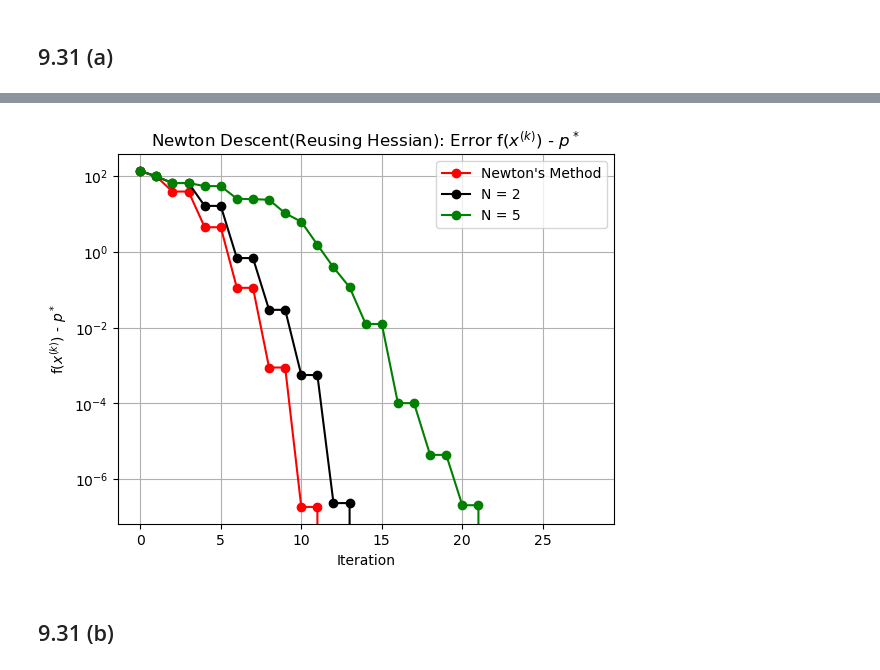
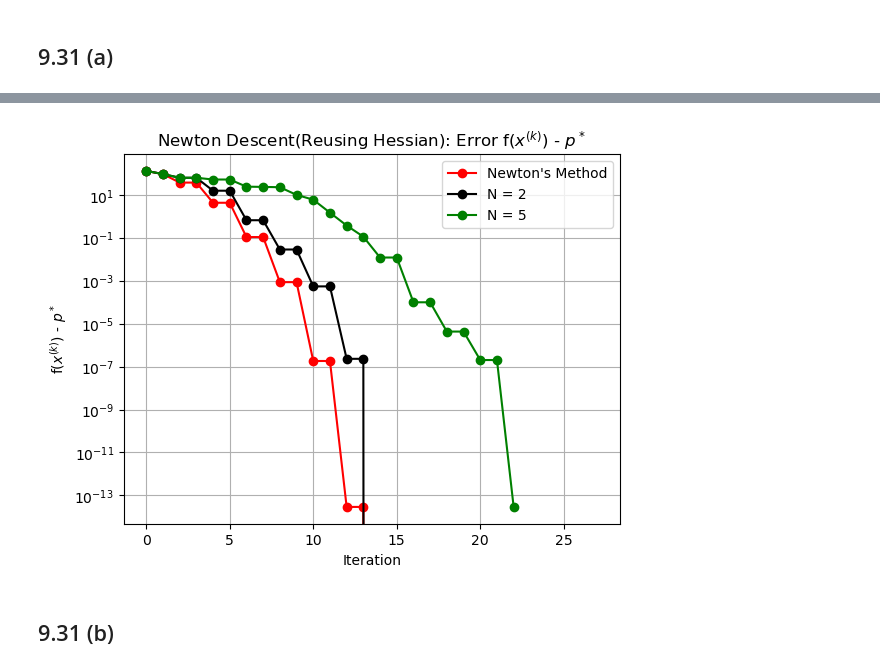
Before and after one commit to Ravi-Raghavan/ConvexOptimization, a Jupyter notebook: hw5.ipynb, the cells around one changed output, grey strips where cells are left out. Saved outputs shown, nothing was run; the diff lists cells and outputs as text; code cells hidden in the pictures.

```diff
--- a/hw5.ipynb
+++ b/hw5.ipynb
@@ -393,6 +563,20 @@ plt.show()
+# %%
+#Global Variables
+n = 100
+m = 200
+alpha = 0.01
+beta = 0.5
+eta = 1e-28
+max_iter = 2000
+
+x0 = np.zeros(shape = (n, 1)) #initial point will always start at 0 for all experiments
+
+#randomly generate A from normal distribution
+np.random.seed(42)
+A = np.random.normal(size = (m, n))
 # %%
-eta = 1e-28
 newton_descent_iterates, newton_descent_function_values, newton_descent_alpha_values = newton_descent(f, f_gradient, f_hessian, f_backtracking_algorithm, A, x0, max_iter, eta, alpha, beta)
+p_star = newton_descent_function_values[-1]
 # %% [output]
 Iteration: 1, Current Function Value(Beginning of Iteration): -0.0, Newton Parameter: 98.0074021411347
 Iteration: 2, Current Function Value(Beginning of Iteration): -39.30450628100764, Newton Parameter: 87.4365270697272
@@ -448,6 +634,7 @@ plt.show()
 # %%
 eta = 1e-8
 reused_newton_descent_iterates_N2, reused_newton_descent_function_values_N2, reused_newton_descent_alpha_values_N2 = reuse_newton_descent(f, f_gradient, f_hessian, f_backtracking_algorithm, A, x0, max_iter, eta, alpha, beta, N = 2)
+p_star_N2 = reused_newton_descent_function_values_N2[-1]
 # %% [output]
 Iteration: 1, Current Function Value(Beginning of Iteration): -0.0, Newton Parameter: 98.0074021411347
 Iteration: 2, Current Function Value(Beginning of Iteration): -39.30450628100764, Newton Parameter: 40.606105026219396
@@ -467,6 +654,7 @@ Iteration: 15, Current Function Value(Beginning of Iteration): -136.785629265921
 # %%
 eta = 1e-8
 reused_newton_descent_iterates_N5, reused_newton_descent_function_values_N5, reused_newton_descent_alpha_values_N5 = reuse_newton_descent(f, f_gradient, f_hessian, f_backtracking_algorithm, A, x0, max_iter, eta, alpha, beta, N = 5)
+p_star_N5 = reused_newton_descent_function_values_N5[-1]
 # %% [output]
 Iteration: 1, Current Function Value(Beginning of Iteration): -0.0, Newton Parameter: 98.0074021411347
 Iteration: 2, Current Function Value(Beginning of Iteration): -39.30450628100764, Newton Parameter: 40.606105026219396
@@ -487,22 +675,26 @@ Iteration: 22, Current Function Value(Beginning of Iteration): -136.785629061921
 Iteration: 23, Current Function Value(Beginning of Iteration): -136.7856292659213, Newton Parameter: 1.5002960015957267e-13
 # %%
 reused_newton_descent_gap_to_optimal_N1 = newton_descent_function_values - p_star
-reused_newton_descent_gap_to_optimal_N2 = reused_newton_descent_function_values_N2 - p_star
-reused_newton_descent_gap_to_optimal_N5 = reused_newton_descent_function_values_N5 - p_star
+reused_newton_descent_gap_to_optimal_N2 = reused_newton_descent_function_values_N2 - p_star_N2
+reused_newton_descent_gap_to_optimal_N5 = reused_newton_descent_function_values_N5 - p_star_N5
+
+reused_newton_descent_gap_to_optimal_N1 = reused_newton_descent_gap_to_optimal_N1[:-1]
+reused_newton_descent_gap_to_optimal_N2 = reused_newton_descent_gap_to_optimal_N2[:-1]
+reused_newton_descent_gap_to_optimal_N5 = reused_newton_descent_gap_to_optimal_N5[:-1]
 
 line1, = plt.plot(list(range(len(reused_newton_descent_gap_to_optimal_N1))), reused_newton_descent_gap_to_optimal_N1, marker='o', color='red', linestyle='-')
 line2, = plt.plot(list(range(len(reused_newton_descent_gap_to_optimal_N2))), reused_newton_descent_gap_to_optimal_N2, marker='o', color='black', linestyle='-')
 line3, = plt.plot(list(range(len(reused_newton_descent_gap_to_optimal_N5))), reused_newton_descent_gap_to_optimal_N5, marker='o', color='green', linestyle='-')
 
 plt.xlabel('Iteration')
 plt.ylabel(r'f($x^{(k)}$) - $p^*$')
 plt.yscale('log')
 plt.title(r'Newton Descent(Reusing Hessian): Error f($x^{(k)}$) - $p^*$')
 plt.legend(handles=[line1, line2, line3], labels=['Newton\'s Method', 'N = 2', 'N = 5'])
 plt.grid(True)
 plt.show()
 # %% [output]
-[figure, old version]
+[figure, new version]
 # %% [markdown]
 ## 9.31 (b)
 # %%
```
Also changed, not shown: parts of 28 cells of this notebook.
